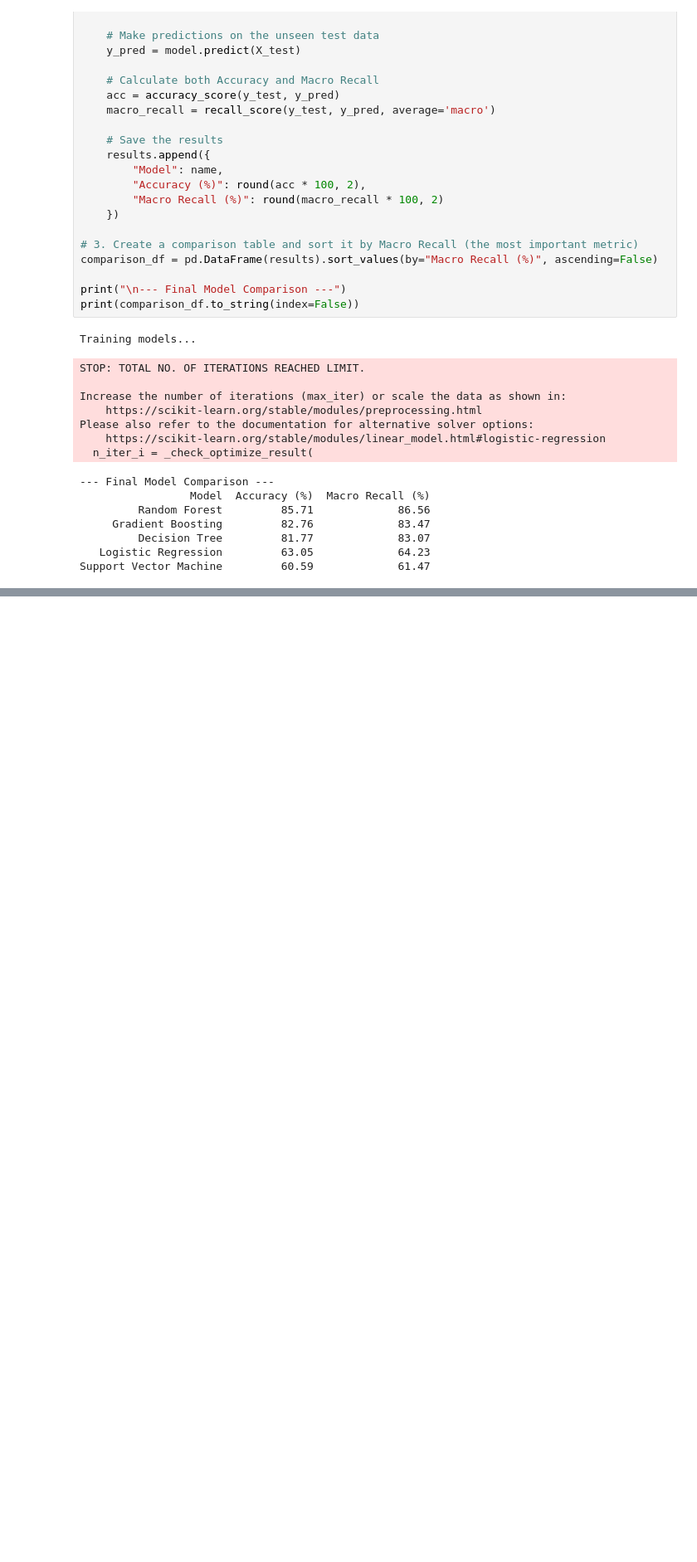
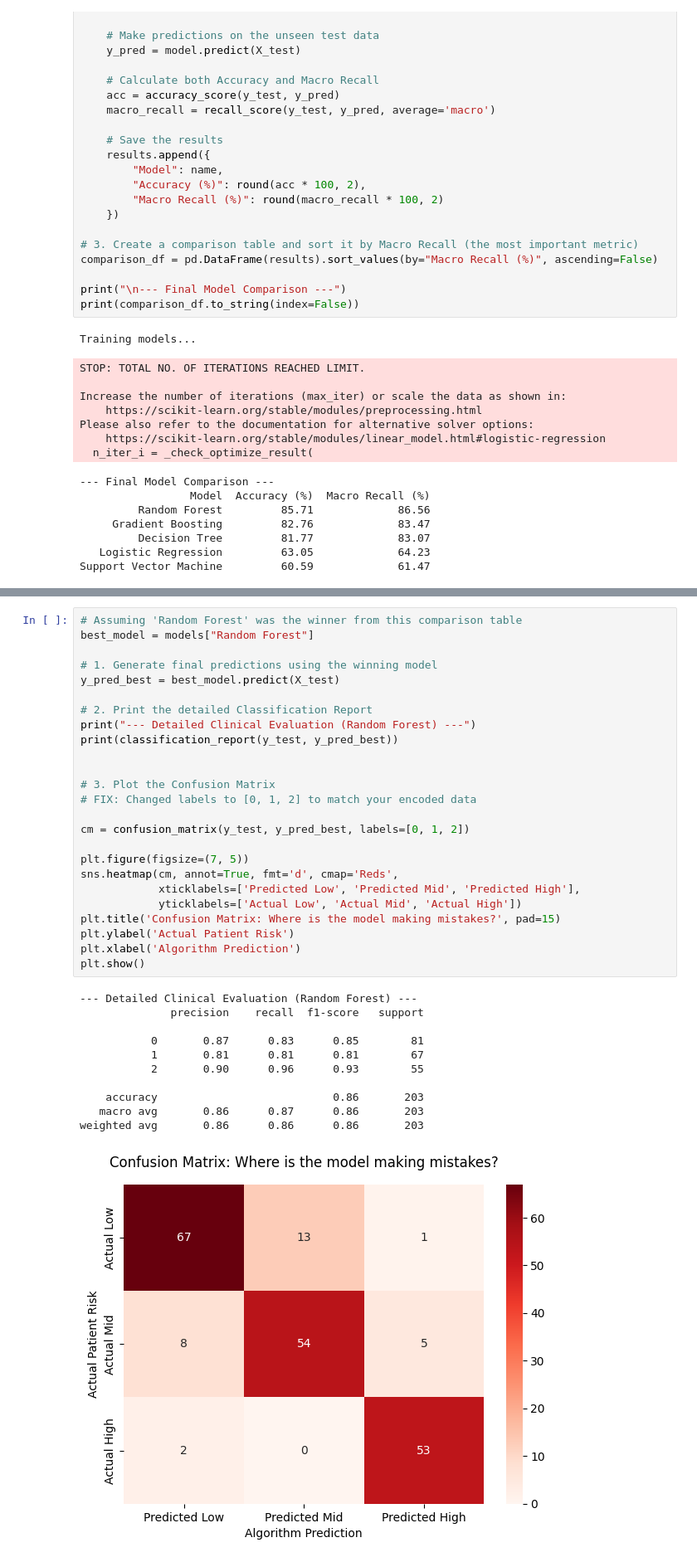
Before and after one commit to mahmooda23/Early-Risk-Stratification-of-Maternal-Complications-during-Pregnancy-, a Jupyter notebook: predict_risk_during_pregnancy.ipynb, the cells around one changed output, grey strips where cells are left out. Shown at 83% size. Cells and saved outputs as stored; diff of their text form; blank space fills up the shorter version.

```diff
--- a/predict_risk_during_pregnancy.ipynb
+++ b/predict_risk_during_pregnancy.ipynb
@@ -293,3 +295,40 @@ plt.tight_layout()
 plt.show()
 # %% [output]
 [figure]
+# %%
+# Assuming 'Random Forest' was the winner from this comparison table
+best_model = models["Random Forest"]
+
+# 1. Generate final predictions using the winning model
+y_pred_best = best_model.predict(X_test)
+
+# 2. Print the detailed Classification Report
+print("--- Detailed Clinical Evaluation (Random Forest) ---")
+print(classification_report(y_test, y_pred_best))
+
+
+# 3. Plot the Confusion Matrix
+# FIX: Changed labels to [0, 1, 2] to match your encoded data
+
+cm = confusion_matrix(y_test, y_pred_best, labels=[0, 1, 2])
+
+plt.figure(figsize=(7, 5))
+sns.heatmap(cm, annot=True, fmt='d', cmap='Reds',
+            xticklabels=['Predicted Low', 'Predicted Mid', 'Predicted High'],
+            yticklabels=['Actual Low', 'Actual Mid', 'Actual High'])
+plt.title('Confusion Matrix: Where is the model making mistakes?', pad=15)
+plt.ylabel('Actual Patient Risk')
+plt.xlabel('Algorithm Prediction')
+plt.show()
+# %% [output]
+--- Detailed Clinical Evaluation (Random Forest) ---
+              precision    recall  f1-score   support
+
+           0       0.87      0.83      0.85        81
+           1       0.81      0.81      0.81        67
+           2       0.90      0.96      0.93        55
+
+    accuracy                           0.86       203
+   macro avg       0.86      0.87      0.86       203
+weighted avg       0.86      0.86      0.86       203
+[figure, added]
```
Also changed, not shown: parts of 2 cells of this notebook.
